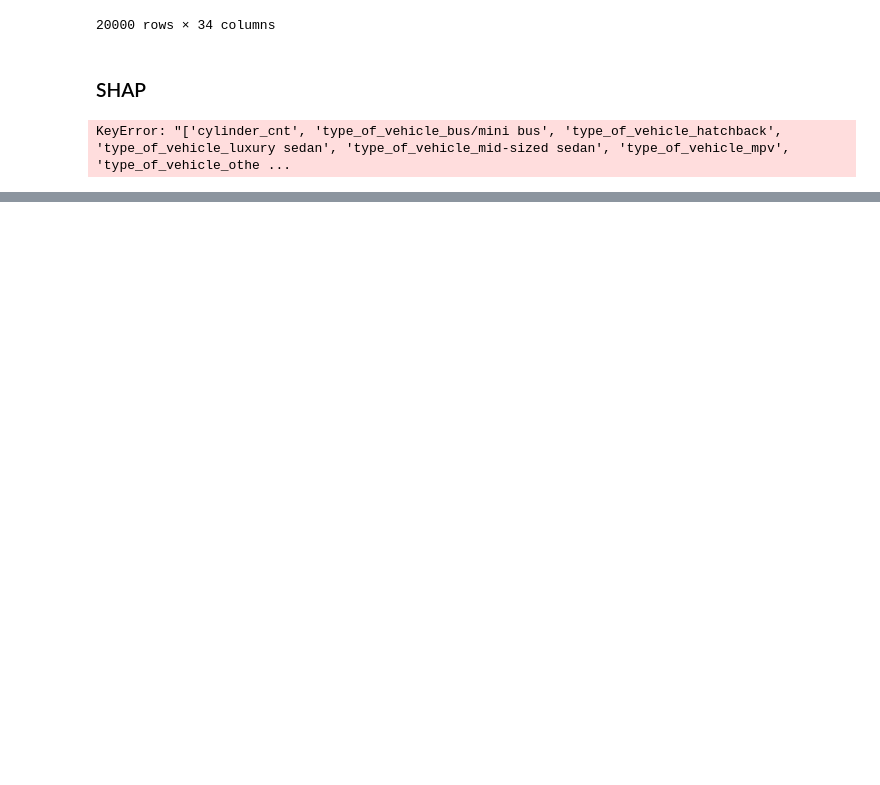
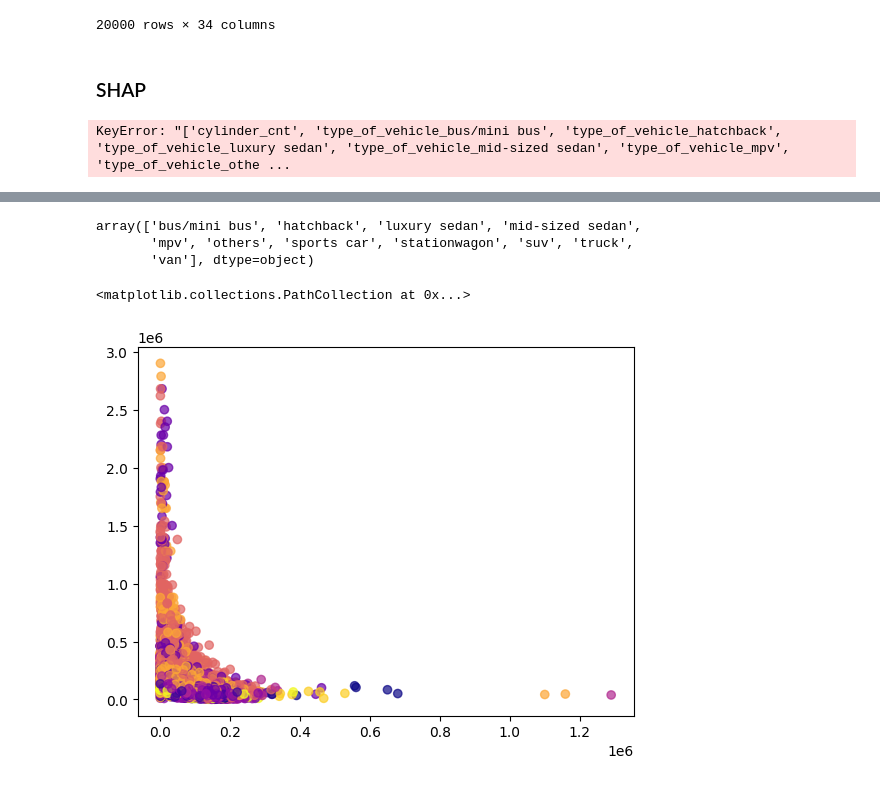
Before and after one commit to melloo21/CS5228_project, a Jupyter notebook: EDA_2.ipynb, the cells around one changed output, grey strips where cells are left out. Saved outputs shown, nothing was run; the diff lists cells and outputs as text; code cells hidden in the pictures; blank space fills up the shorter version.

```diff
--- a/EDA_2.ipynb
+++ b/EDA_2.ipynb
@@ -1155,0 +1807,11 @@ KeyError: "['cylinder_cnt', 'type_of_vehicle_bus/mini bus', 'type_of_vehicle_hat
+# %%
+le.classes_
+# %% [output]
+array(['bus/mini bus', 'hatchback', 'luxury sedan', 'mid-sized sedan',
+       'mpv', 'others', 'sports car', 'stationwagon', 'suv', 'truck',
+       'van'], dtype=object)
+# %%
+plt.scatter(train_df['mileage'], train_df['price'], c=train_df['color_code'], cmap='plasma', alpha=0.7)
+# %% [output]
+<matplotlib.collections.PathCollection at 0x...>
+[figure, added]
```
Also changed, not shown: parts of 42 cells of this notebook, 5 other files.
